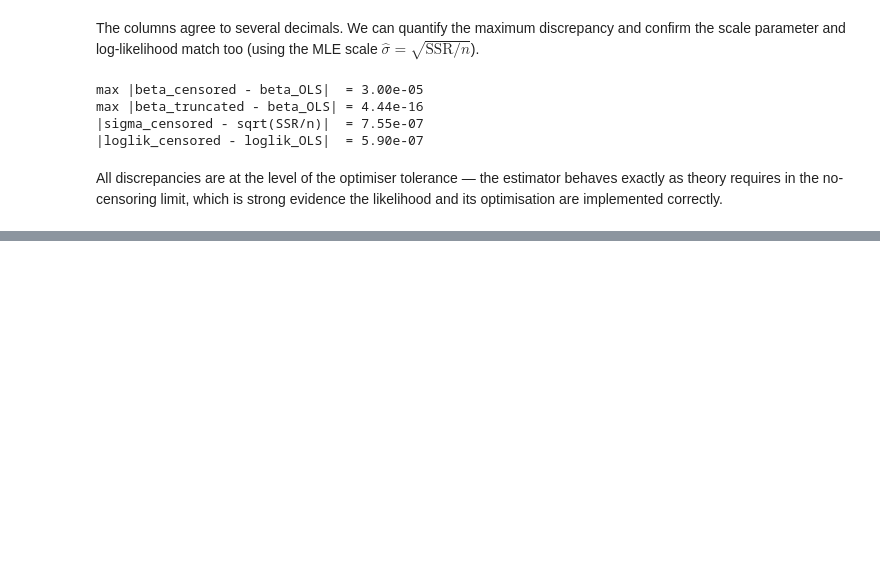
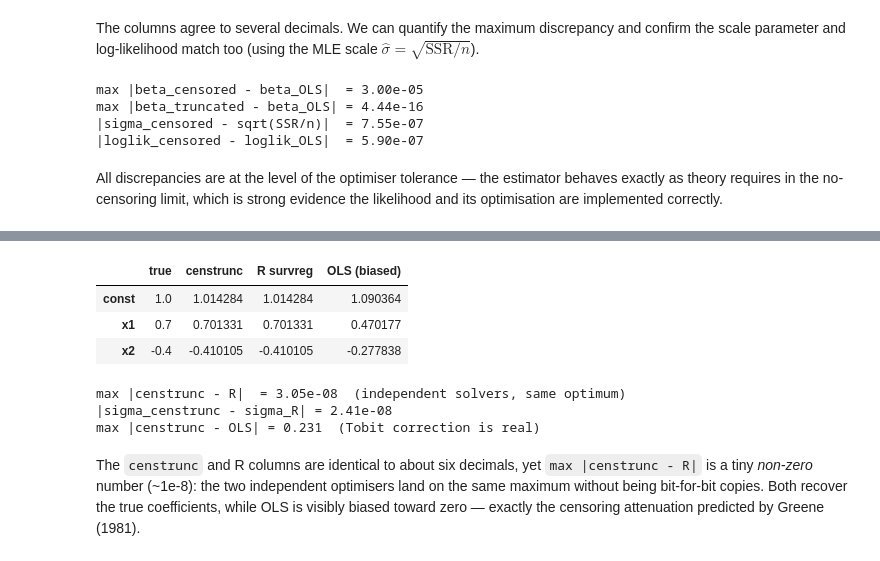
Before and after one commit to Ramis-Paygin/censored-truncated-regression, a Jupyter notebook: examples/04_validation.ipynb, the cells around one changed output, grey strips where cells are left out. Drawn from its saved outputs; the diff is of its cells as text; code cells hidden in the pictures; blank space fills up the shorter version.

```diff
--- a/examples/04_validation.ipynb
+++ b/examples/04_validation.ipynb
@@ -57,0 +106,27 @@ All discrepancies are at the level of the optimiser tolerance — the estimator
+# %%
+if r_beta is not None:
+    table = pd.DataFrame({
+        'true':         [1.0, 0.7, -0.4],
+        'censtrunc':    cens.coef_,
+        'R survreg':    r_beta,
+        'OLS (biased)': ols_c,
+    }, index=['const', 'x1', 'x2'])
+    display(table.round(6))
+    print(f'max |censtrunc - R|  = {np.max(np.abs(cens.coef_ - r_beta)):.2e}  (independent solvers, same optimum)')
+    print(f'|sigma_censtrunc - sigma_R| = {abs(cens.sigma_ - r_sigma):.2e}')
+    print(f'max |censtrunc - OLS| = {np.max(np.abs(cens.coef_ - ols_c)):.3f}  (Tobit correction is real)')
+else:
+    print('R not available at build time.')
+    print('The live comparison runs in the test suite: tests/test_r_reference.py')
+    print('censtrunc estimates:', cens.coef_.round(4))
+    print('OLS (biased):       ', ols_c.round(4))
+# %% [output]
+|  | true | censtrunc | R survreg | OLS (biased) |
+| const | 1.0 | 1.014284 | 1.014284 | 1.090364 |
+| x1 | 0.7 | 0.701331 | 0.701331 | 0.470177 |
+| x2 | -0.4 | -0.410105 | -0.410105 | -0.277838 |
+max |censtrunc - R|  = 3.05e-08  (independent solvers, same optimum)
+|sigma_censtrunc - sigma_R| = 2.41e-08
+max |censtrunc - OLS| = 0.231  (Tobit correction is real)
+# %% [markdown]
+The `censtrunc` and R columns are identical to about six decimals, yet `max |censtrunc - R|` is a tiny *non-zero* number (~1e-8): the two independent optimisers land on the same maximum without being bit-for-bit copies. Both recover the true coefficients, while OLS is visibly biased toward zero — exactly the censoring attenuation predicted by Greene (1981).
```
Also changed, not shown: parts of 2 cells of this notebook, 6 other files.
